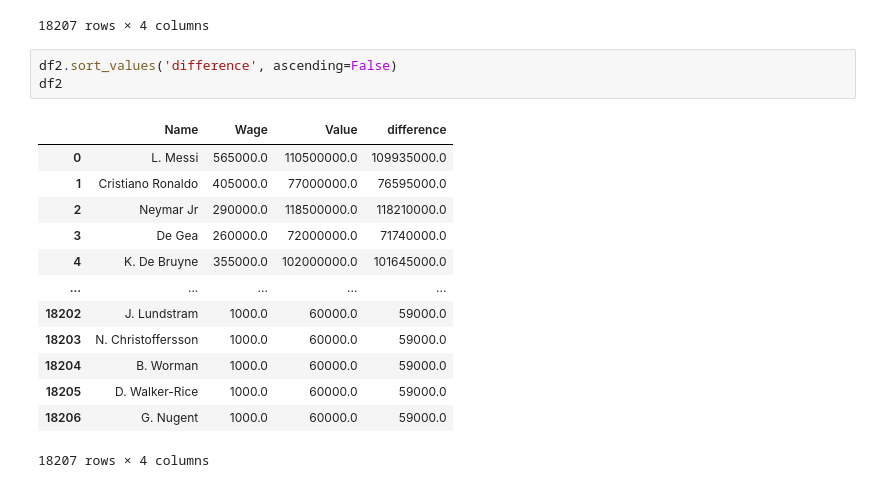
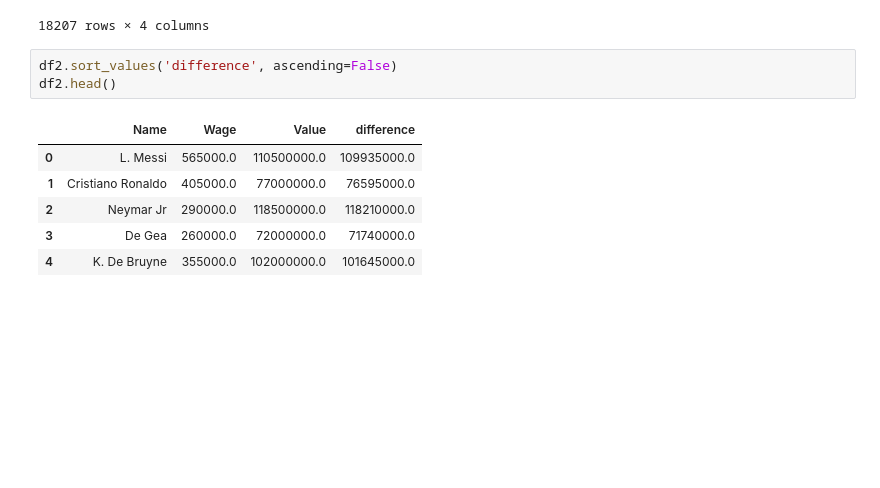
Before and after one commit to Gboyehigh/fifa_soccer_player_value_analysis, a Jupyter notebook: fifa.ipynb, the cells around one changed output. Saved outputs shown, nothing was run; the diff lists cells and outputs as text; blank space fills up the shorter version.

```diff
--- a/fifa.ipynb
+++ b/fifa.ipynb
@@ -162,18 +163,11 @@ df2
 18207 rows × 4 columns
 # %%
 df2.sort_values('difference', ascending=False)
-df2
+df2.head()
 # %% [output]
 |  | Name | Wage | Value | difference |
 | 0 | L. Messi | 565000.0 | 110500000.0 | 109935000.0 |
 | 1 | Cristiano Ronaldo | 405000.0 | 77000000.0 | 76595000.0 |
 | 2 | Neymar Jr | 290000.0 | 118500000.0 | 118210000.0 |
 | 3 | De Gea | 260000.0 | 72000000.0 | 71740000.0 |
 | 4 | K. De Bruyne | 355000.0 | 102000000.0 | 101645000.0 |
-| ... | ... | ... | ... | ... |
-| 18202 | J. Lundstram | 1000.0 | 60000.0 | 59000.0 |
-| 18203 | N. Christoffersson | 1000.0 | 60000.0 | 59000.0 |
-| 18204 | B. Worman | 1000.0 | 60000.0 | 59000.0 |
-| 18205 | D. Walker-Rice | 1000.0 | 60000.0 | 59000.0 |
-| 18206 | G. Nugent | 1000.0 | 60000.0 | 59000.0 |
-18207 rows × 4 columns
```
Also changed, not shown: parts of 2 cells of this notebook, 8 other files.
